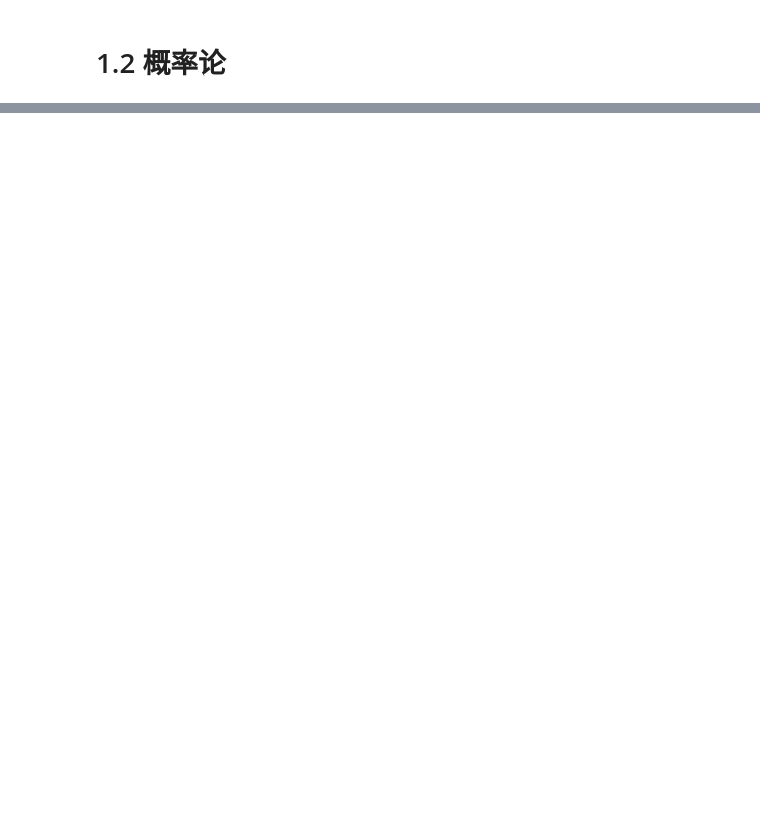
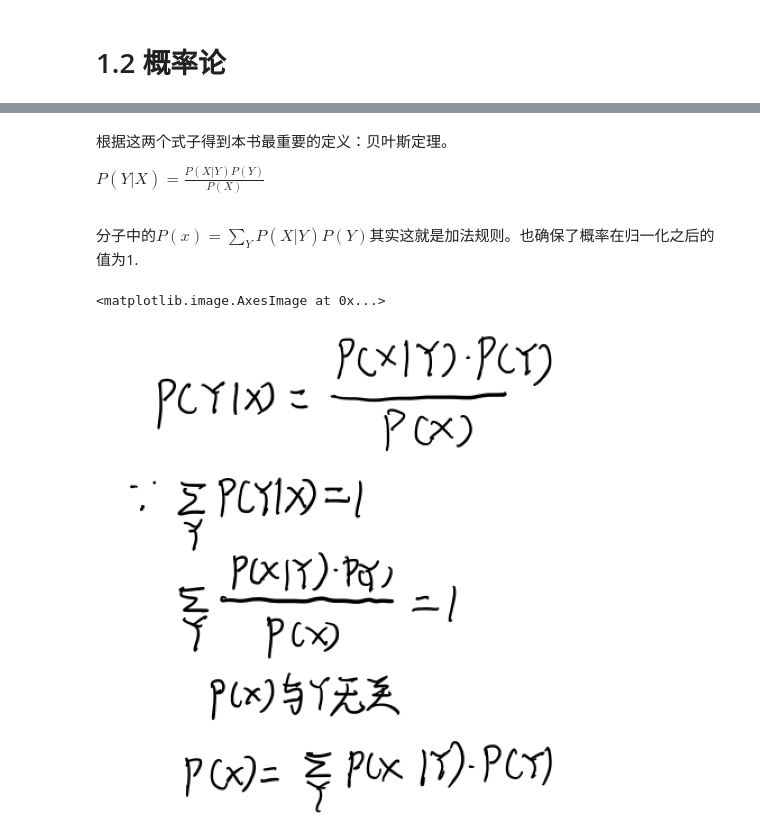
Before and after one commit to jiangyiqun233/PRML_learning, a Jupyter notebook: PRML_formula/1.绪论.ipynb, the cells around one changed output, grey strips where cells are left out. Drawn from its saved outputs; the diff is of its cells as text; code cells hidden in the pictures; blank space fills up the shorter version.

```diff
--- a/PRML_formula/1.绪论.ipynb
+++ b/PRML_formula/1.绪论.ipynb
@@ -144,0 +166,14 @@ product rule $p(X,Y)=P(Y|X)p(X) \tag{1.10}$
+# %% [markdown]
+根据这两个式子得到本书最重要的定义：贝叶斯定理。<p>
+$P(Y | X)=\frac{P(X | Y) P(Y)}{P(X)} \tag{1.12}$
+# %% [markdown]
+分子中的$P(x)=\sum_{Y}P\left(X | Y\right)P\left(Y\right)$其实这就是加法规则。也确保了概率在归一化之后的值为1.
+# %%
+# 样本个数影响
+fig, ax = plt.subplots(figsize=(10, 10))
+d = plt.imread('./graph/1.2归一化.png')
+plt.axis('off')
+ax.imshow(d)
+# %% [output]
+<matplotlib.image.AxesImage at 0x...>
+[figure, added]
```
Also changed, not shown: parts of 9 cells of this notebook, 2 other files.
